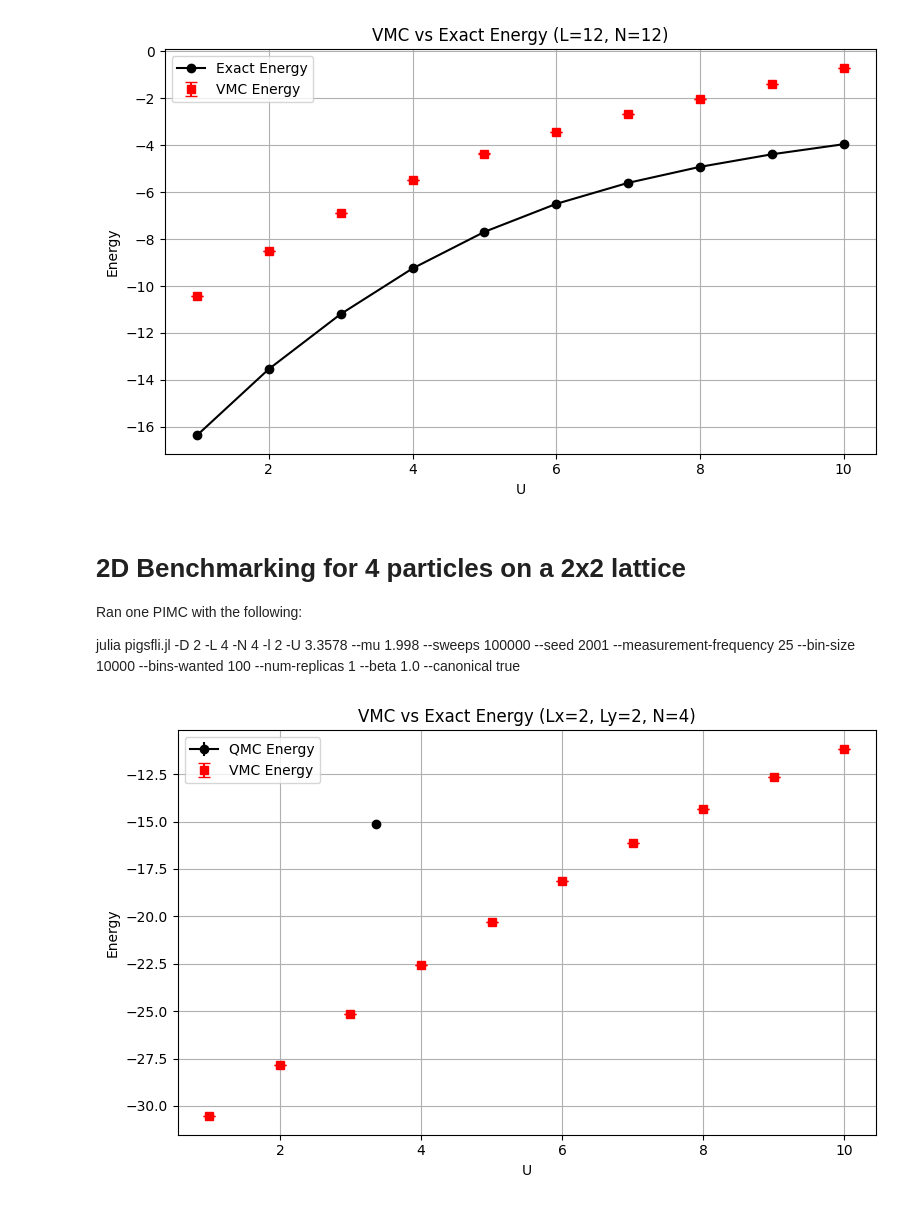
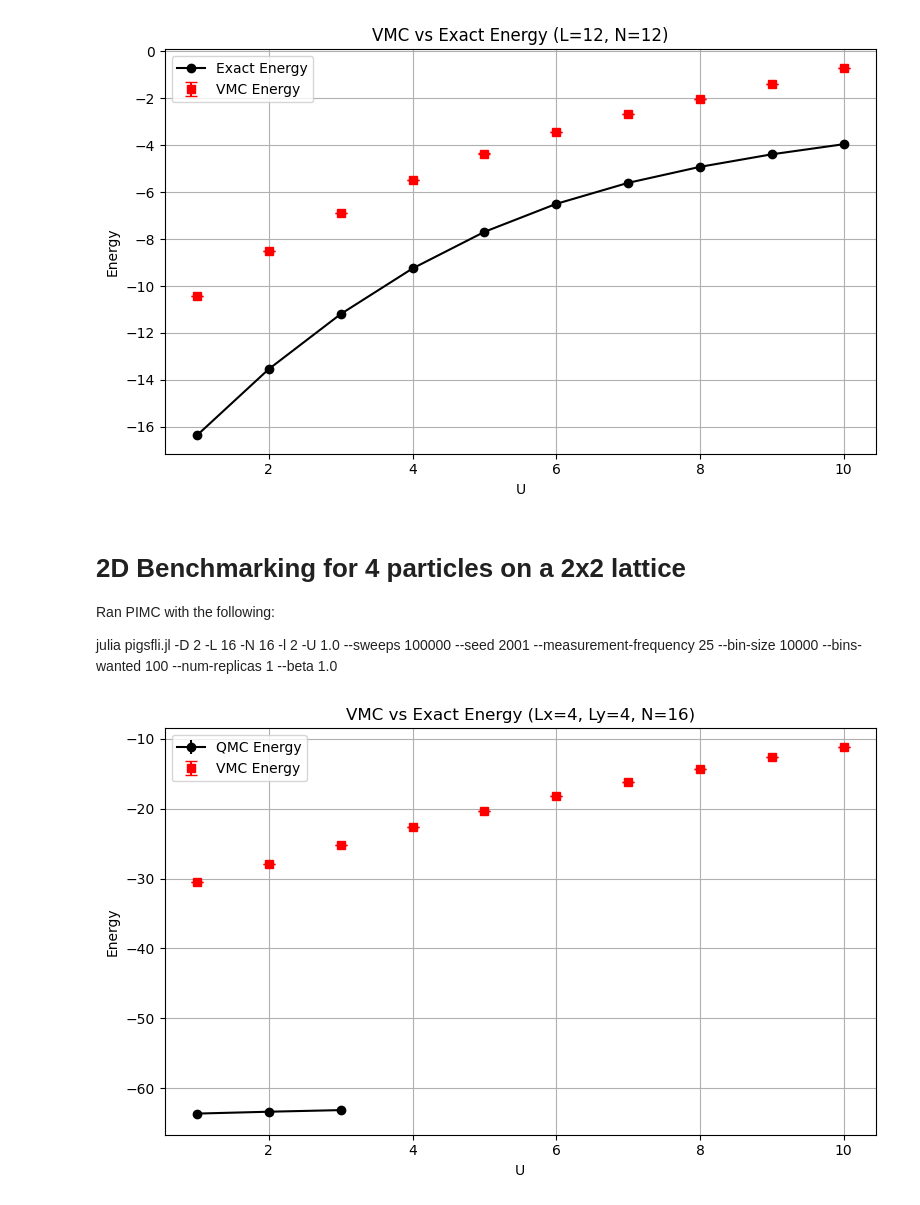
Before and after one commit to wmallah/BH_Gutzwiller_VMC, a Jupyter notebook: VMCBoseHubbard/analysis_scripts/benchmark.ipynb, the cells around one changed output. Saved outputs shown, nothing was run; the diff lists cells and outputs as text; code cells hidden in the pictures.

Commit message:
Added new points to 2D benchmark plot

```diff
--- a/VMCBoseHubbard/analysis_scripts/benchmark.ipynb
+++ b/VMCBoseHubbard/analysis_scripts/benchmark.ipynb
@@ -50,39 +52,61 @@ plt.show()
 [figure]
 # %% [markdown]
 # 2D Benchmarking for 4 particles on a 2x2 lattice
-Ran one PIMC with the following:
+Ran PIMC with the following:
 
-julia pigsfli.jl -D 2 -L 4 -N 4 -l 2 -U 3.3578 --mu 1.998 --sweeps 100000 --seed 2001 --measurement-frequency 25 --bin-size 10000 --bins-wanted 100 --num-replicas 1 --beta 1.0 --canonical true
+julia pigsfli.jl -D 2 -L 16 -N 16 -l 2 -U 1.0 --sweeps 100000 --seed 2001 --measurement-frequency 25 --bin-size 10000 --bins-wanted 100 --num-replicas 1 --beta 1.0
 # %%
 vmc_2D_path = "../data/vmc_scan_vs_U.dat"
 df_VMC_2D = pd.read_csv(vmc_2D_path, delim_whitespace=True, comment='#', names=["U", "kappa", "energy", "sem"])
 # %%
-# Paths to your data files
-k_data_path = "../data/K_2D_L4_N4_M16_l2_U3.3578_t1.0000_beta1.0000_binsize10000_seed2001_square_trialstate_constant.dat"
-v_data_path = "../data/V_2D_L4_N4_M16_l2_U3.3578_t1.0000_beta1.0000_binsize10000_seed2001_square_trialstate_constant.dat"
+# Define data directory
+data_dir = "../data/QMC/"
 
-# Load data using pandas
-k_df = pd.read_csv(k_data_path, delim_whitespace=True, comment='#', header=None)
-v_df = pd.read_csv(v_data_path, delim_whitespace=True, comment='#', header=None)
+# Regex pattern for K or V energy files
+pattern = re.compile(
+    r"(K|V)_2D_L16_N16_M256_l2_U([0-9.]+)_t1.0000_beta1.0000_binsize10000_seed2001_square_trialstate_constant\.dat"
+)
 
-# Compute total energy per sample
-total_energy = k_df[0] + v_df[0]
+# Store energy statistics
+energy_data = {}
 
-# Compute the average total energy
-average_energy = total_energy.mean()
-std_energy = total_energy.std()
+for fname in os.listdir(data_dir):
+    match = pattern.match(fname)
+    if match:
+        kind = match.group(1)         # 'K' or 'V'
+        U_val = float(match.group(2)) # Extract U
+        fpath = os.path.join(data_dir, fname)
+
+        df = pd.read_csv(fpath, delim_whitespace=True, header=None)
+        mean = df[0].mean()
+        std = df[0].std()
+
+        if U_val not in energy_data:
+            energy_data[U_val] = {}
+
+        energy_data[U_val][f"{kind}_mean"] = mean
+        energy_data[U_val][f"{kind}_std"] = std
+
+# Construct DataFrame
+df_energy = pd.DataFrame.from_dict(energy_data, orient="index")
+df_energy.index.name = "U"
+df_energy.sort_index(inplace=True)
+
+# Compute total energy and uncertainty
+df_energy["Total_mean"] = df_energy["K_mean"] + df_energy["V_mean"]
+df_energy["Total_std"] = (df_energy["K_std"]**2 + df_energy["V_std"]**2)**0.5
 
 plt.figure(figsize=(8, 5))
-plt.errorbar(3.3578, average_energy, yerr=std_energy, label="QMC Energy", marker='o', color='black')
+plt.errorbar(df_energy.index, df_energy["Total_mean"], yerr=df_energy["Total_std"], label="QMC Energy", marker='o', color='black')
 plt.errorbar(df_VMC_2D["U"], df_VMC_2D["energy"], yerr=df_VMC_2D["sem"], label="VMC Energy", fmt='s', capsize=4, color='red')
 
 plt.xlabel("U")
 plt.ylabel("Energy")
-plt.title("VMC vs Exact Energy (Lx=2, Ly=2, N=4)")
+plt.title("VMC vs Exact Energy (Lx=4, Ly=4, N=16)")
 plt.grid(True)
 plt.legend()
 plt.tight_layout()
 plt.savefig("./figures/2D_2_4.pdf", dpi=600)
 plt.show()
 # %% [output]
-[figure, old version]
+[figure, new version]
```
Also changed, not shown: parts of 1 cell of this notebook, 9 other files.
